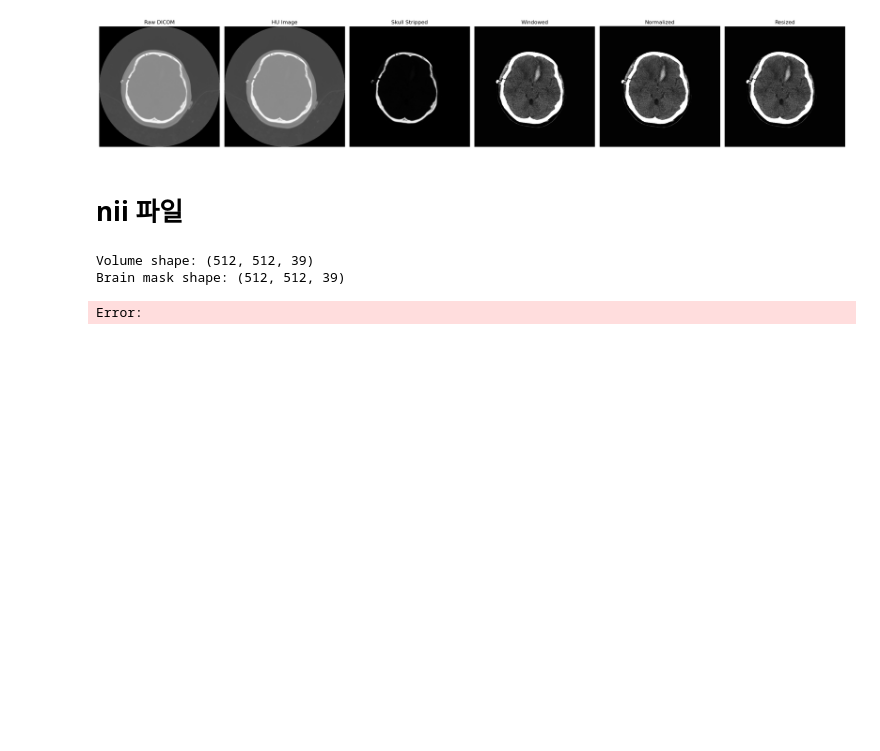
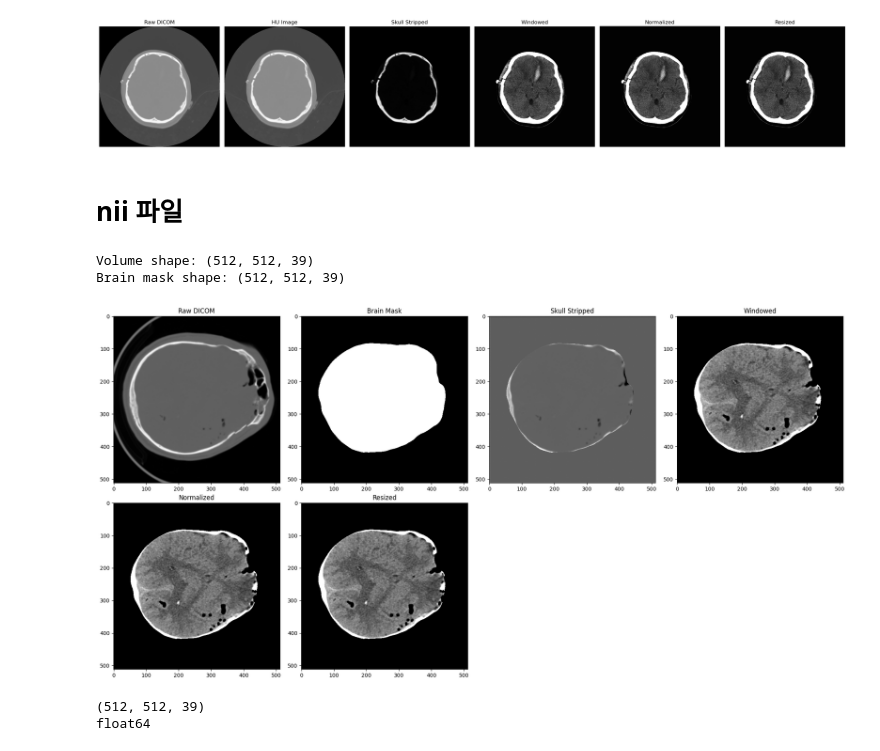
Before and after one commit to MANDUnoko/StrokeSegmentation, a Jupyter notebook: notebooks/02_preprocessing_compare.ipynb, the cells around one changed output. Saved outputs shown, nothing was run; the diff lists cells and outputs as text; code cells hidden in the pictures; blank space fills up the shorter version.

```diff
--- a/notebooks/02_preprocessing_compare.ipynb
+++ b/notebooks/02_preprocessing_compare.ipynb
@@ -94,8 +136,8 @@ print(tensor.shape, tensor.dtype)  # → torch.Size([1, 512, 512]) torch.float32
 # ================================
 # 파일 로드
 # ================================
-volume_path = "./data/raw/Bleeding/ct_scans/049.nii.gz"
-brain_mask_path = "./data/raw/Bleeding/brain_masks/049_bet.nii.gz"
+volume_path = "/content/drive/MyDrive/Daejeon_Medcoding(2024-12~2025-07)/이미지 프로젝트/2차 시도/data/raw/Bleeding/ct_scans/049.nii.gz"
+brain_mask_path = "/content/drive/MyDrive/Daejeon_Medcoding(2024-12~2025-07)/이미지 프로젝트/2차 시도/data/raw/Bleeding/brain_masks/049_bet.nii.gz"
 
 volume_nii = nib.load(volume_path)
 mask_nii = nib.load(brain_mask_path)
@@ -115,11 +157,12 @@ Brain mask shape: (512, 512, 39)
 # hu_image = dicom_to_hu(volume) => dicom 은 hu 처리가 필요하지만 nii는 hu 자체라 필요없음
 hu_image = volume.copy()
 stripped_image = apply_brain_mask(hu_image, brain_mask)
-windowed_image = window_image(stripped_image, -40, 100)
+windowed_image = window_image(stripped_image, 40 - 40, 40 + 40)  # WL=40, WW=80
 normalized_image = normalize_image(windowed_image, -40, 100)
-resized_image = resize_image(normalized_image, (512, 512))
+# resized_image = resize_image(normalized_image, (512, 512)) nii 파일은 volumn 단위로 resize
+resized_volume = resize_volume(normalized_image, size=(512, 512))
 # %%
-def visualize_images(volume, brain_mask, hu_image, stripped_image, windowed_image, normalized_image, resized_image):
+def visualize_images(volume, brain_mask, hu_image, stripped_image, windowed_image, normalized_image, resized_volumn):
     mid_idx = volume.shape[2] // 2
 
     plt.figure(figsize=(20, 10))
@@ -147,14 +190,24 @@ def visualize_images(volume, brain_mask, hu_image, stripped_image, windowed_imag
     plt.subplot(2, 4, 6)
     plt.title("Resized")
 
-    if resized_image.ndim == 3:
-        plt.imshow(resized_image[0], cmap="gray")
+    if resized_volume.ndim == 3:
+        mid_idx = resized_volume.shape[2] // 2
+        plt.imshow(resized_volume[:, :, mid_idx], cmap="gray")
     else:
-        plt.imshow(resized_image, cmap="gray")
+        plt.imshow(resized_volume, cmap="gray")
 
     plt.tight_layout()
     plt.show()
 # %%
-visualize_images(volume, brain_mask, hu_image, stripped_image, windowed_image, normalized_image, resized_image)
+visualize_images(volume, brain_mask, hu_image, stripped_image, windowed_image, normalized_image, resized_volume)
 # %% [output]
-Error:
+[figure, added]
+# %%
+# 같이 학습에 사용할 마스크 크기 확인
+mask_nii = nib.load('/content/drive/MyDrive/Daejeon_Medcoding(2024-12~2025-07)/이미지 프로젝트/2차 시도/data/raw/Bleeding/masks/049.nii')
+mask = mask_nii.get_fdata()
+print(mask.shape)
+print(mask.dtype)
+# %% [output]
+(512, 512, 39)
+float64
```
Also changed, not shown: parts of 11 cells of this notebook.
